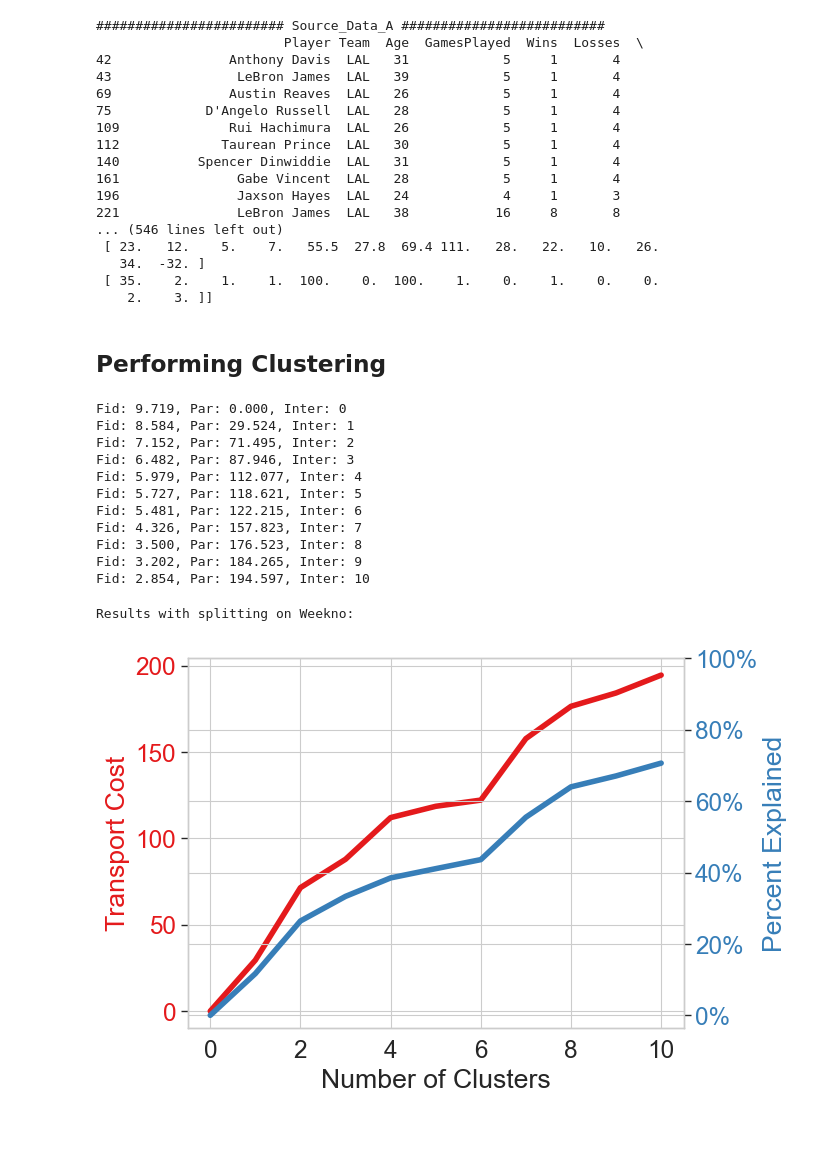
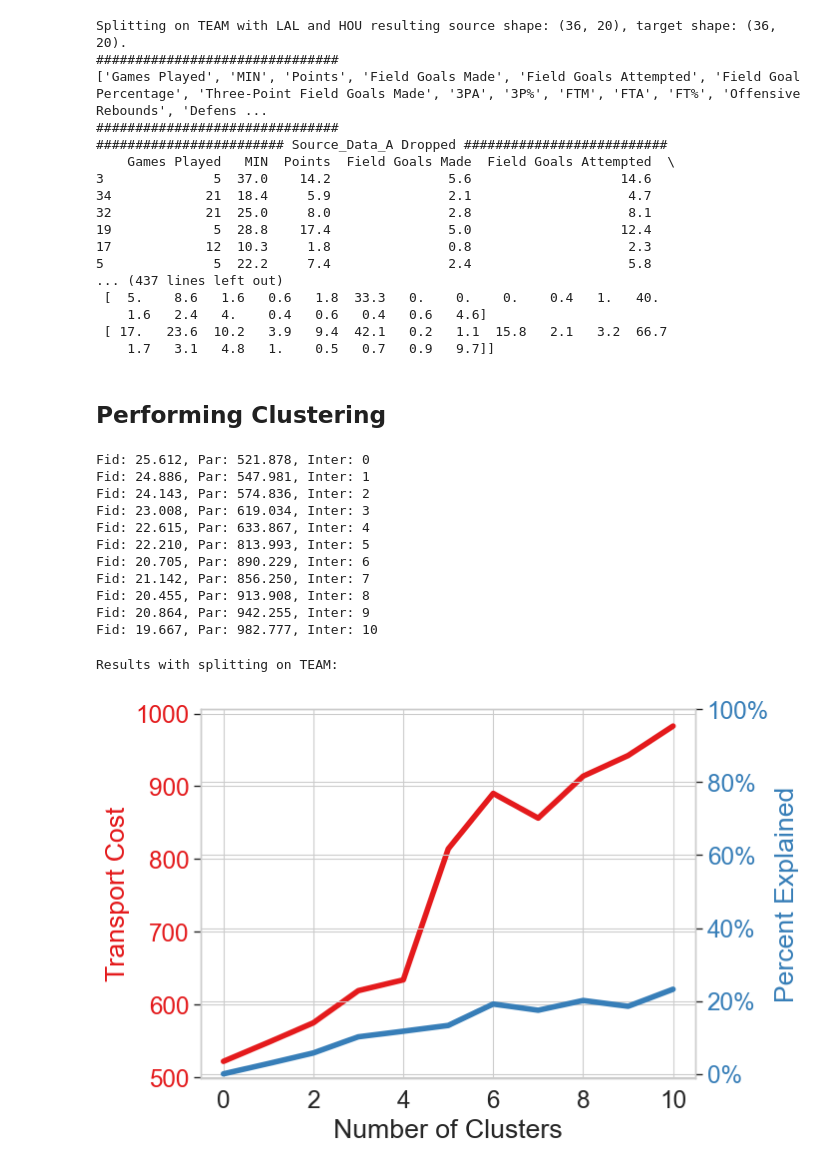
Before and after one commit to TrulySanae/PAMI_Projekt, a Jupyter notebook: NBA_Data_Analysis/NBA-experiment.ipynb, the cells around one changed output. Cells and saved outputs as stored; diff of their text form; code cells hidden in the pictures; blank space fills up the shorter version.

```diff
--- a/NBA_Data_Analysis/NBA-experiment.ipynb
+++ b/NBA_Data_Analysis/NBA-experiment.ipynb
@@ -43,31 +35,35 @@ Note: For eduation, Assoc-acdm and Assoc-voc are equally ranked as well as Docto
 # %%
-from data_utils import load_and_preprocess_logistics_data
-continuous_variables_indicies = [0,1,2,3,4,5,6,7,8,9,10,11,12,13]
+from data_utils import load_and_preprocess_nba_data
+continuous_variables_indicies = [3,4,5,6,7,8,9,10,11,12,13,14,15,16,17,18,19]
 # n_samples = 'balanced'
 # n_samples = 1000
-X, Y, feature_names = load_and_preprocess_logistics_data(rng, return_column_names=True)
+X, Y, feature_names = load_and_preprocess_nba_data(rng, return_column_names=True)
 from sklearn.preprocessing import StandardScaler
 standardizer = StandardScaler()
 print(X)
 print(Y)
+parameters = pd.read_csv('./Source_Target/experiment_parameters.csv')
+split_on = parameters['split_feature'].values[0]
+instance_1 = parameters['instance_1'].values[0]
+instance_2 = parameters['instance_2'].values[0]
 # %% [output]
-######################## Source_Data_A ##########################
-                        Player Team  Age  GamesPlayed  Wins  Losses  \
-42               Anthony Davis  LAL   31            5     1       4
-43                LeBron James  LAL   39            5     1       4
-69               Austin Reaves  LAL   26            5     1       4
-75            D'Angelo Russell  LAL   28            5     1       4
-109              Rui Hachimura  LAL   26            5     1       4
-112             Taurean Prince  LAL   30            5     1       4
-140          Spencer Dinwiddie  LAL   31            5     1       4
-161               Gabe Vincent  LAL   28            5     1       4
-196               Jaxson Hayes  LAL   24            4     1       3
-221               LeBron James  LAL   38           16     8       8
-... (546 lines left out)
- [ 23.   12.    5.    7.   55.5  27.8  69.4 111.   28.   22.   10.   26.
-   34.  -32. ]
- [ 35.    2.    1.    1.  100.    0.  100.    1.    0.    1.    0.    0.
-    2.    3. ]]
+Splitting on TEAM with LAL and HOU resulting source shape: (36, 20), target shape: (36, 20).
+###############################
+['Games Played', 'MIN', 'Points', 'Field Goals Made', 'Field Goals Attempted', 'Field Goal Percentage', 'Three-Point Field Goals Made', '3PA', '3P%', 'FTM', 'FTA', 'FT%', 'Offensive Rebounds', 'Defens ...
+###############################
+######################## Source_Data_A Dropped ##########################
+    Games Played   MIN  Points  Field Goals Made  Field Goals Attempted  \
+3              5  37.0    14.2               5.6                   14.6
+34            21  18.4     5.9               2.1                    4.7
+32            21  25.0     8.0               2.8                    8.1
+19             5  28.8    17.4               5.0                   12.4
+17            12  10.3     1.8               0.8                    2.3
+5              5  22.2     7.4               2.4                    5.8
+... (437 lines left out)
+ [  5.    8.6   1.6   0.6   1.8  33.3   0.    0.    0.    0.4   1.   40.
+    1.6   2.4   4.    0.4   0.6   0.4   0.6   4.6]
+ [ 17.   23.6  10.2   3.9   9.4  42.1   0.2   1.1  15.8   2.1   3.2  66.7
+    1.7   3.1   4.8   1.    0.5   0.7   0.9   9.7]]
 # %% [markdown]
 ## Performing Clustering
 # %%
@@ -161,17 +157,17 @@ for n_clusters in range(1, max_clusters+1):
     }
     cluster_histories.append(cluster_record)
 # %% [output]
-Fid: 9.719, Par: 0.000, Inter: 0
-Fid: 8.584, Par: 29.524, Inter: 1
-Fid: 7.152, Par: 71.495, Inter: 2
-Fid: 6.482, Par: 87.946, Inter: 3
-Fid: 5.979, Par: 112.077, Inter: 4
-Fid: 5.727, Par: 118.621, Inter: 5
-Fid: 5.481, Par: 122.215, Inter: 6
-Fid: 4.326, Par: 157.823, Inter: 7
-Fid: 3.500, Par: 176.523, Inter: 8
-Fid: 3.202, Par: 184.265, Inter: 9
-Fid: 2.854, Par: 194.597, Inter: 10
+Fid: 25.612, Par: 521.878, Inter: 0
+Fid: 24.886, Par: 547.981, Inter: 1
+Fid: 24.143, Par: 574.836, Inter: 2
+Fid: 23.008, Par: 619.034, Inter: 3
+Fid: 22.615, Par: 633.867, Inter: 4
+Fid: 22.210, Par: 813.993, Inter: 5
+Fid: 20.705, Par: 890.229, Inter: 6
+Fid: 21.142, Par: 856.250, Inter: 7
+Fid: 20.455, Par: 913.908, Inter: 8
+Fid: 20.864, Par: 942.255, Inter: 9
+Fid: 19.667, Par: 982.777, Inter: 10
 # %%
 # changing fidelity to be % of shift explained
 def calc_percent_explained(x):
@@ -181,32 +177,31 @@ percent_explained = np.apply_along_axis(calc_percent_explained, 0, fids)
 # %%
 # Create Plot
 fig, ax1 = plt.subplots()
 
 ax1.set_xlabel('Number of Clusters')
 ax1.set_ylabel('Transport Cost', color = pal[0])
 ax1.plot(np.arange(max_clusters+1), pars, color = pal[0],
          **{k:v for (k,v) in line_parms.items() if k != 'color'})
 ax1.tick_params(axis ='y', labelcolor = pal[0])
 # Adding Twin Axes
 ax2 = ax1.twinx()
 ax2.set_ylabel('Percent Explained', color = pal[1])
 ax2.plot(np.arange(max_clusters+1), percent_explained, color = pal[1],
          **{k:v for (k,v) in line_parms.items() if k != 'color'})
 ax2.tick_params(axis ='y', labelcolor = pal[1])
 ax2.yaxis.set_major_formatter(mtick.PercentFormatter())
 ax2.set_ylim(None, 100)
 
-split_on_week = "no"
 
-print(f'Results with splitting on Week{split_on_week}:')
+print(f'Results with splitting on {split_on}:')
 if save_figures: plt.savefig(
-    figure_dir / f'logitics_data_on{split_on_week}--clustering-results.{save_parms["format"]}',
+    figure_dir / f'logitics_data_on{split_on}--clustering-results.{save_parms["format"]}',
     **save_parms
     )
 plt.show()
 # %% [output]
-Results with splitting on Weekno:
+Results with splitting on TEAM:
-[figure, old version]
+[figure, new version]
 # %%
 for record_idx in range(max_clusters):
     cluster_record = cluster_histories[record_idx]
```
Also changed, not shown: parts of 4 cells of this notebook.
